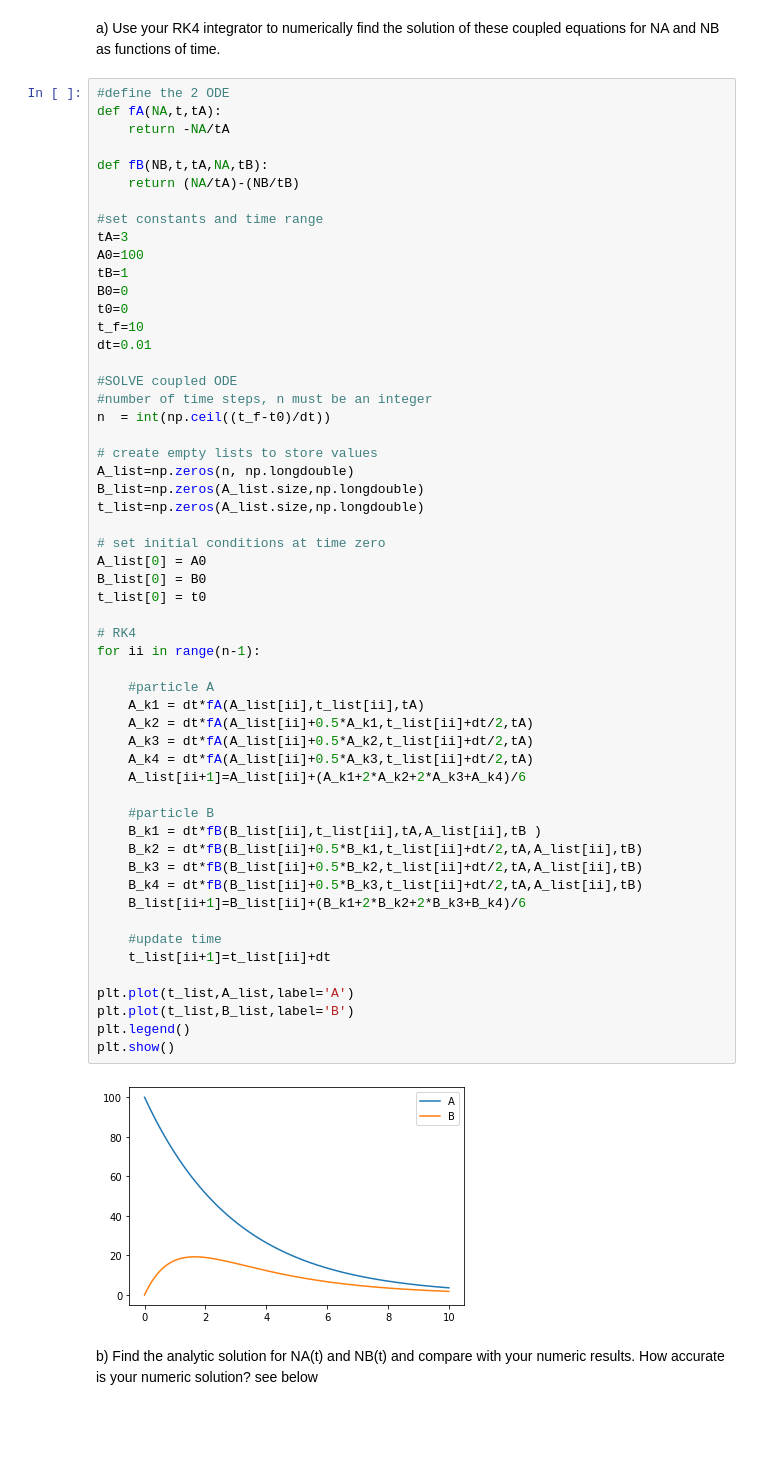
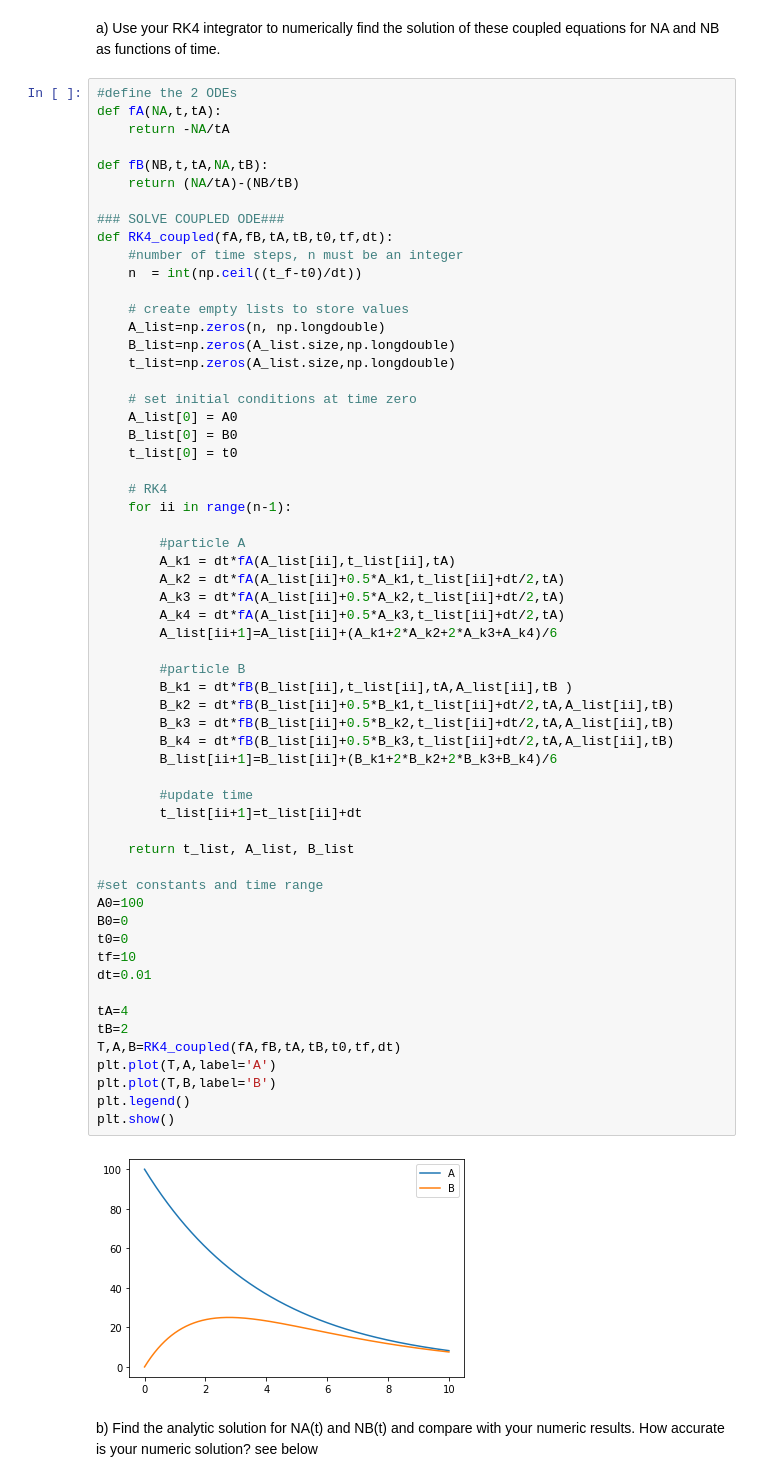
Before and after one commit to Tim-L-Zhao/Lectures, a Jupyter notebook: HW1.ipynb, the cells around one changed output. Drawn from its saved outputs; the diff is of its cells as text; blank space fills up the shorter version.

```diff
--- a/HW1.ipynb
+++ b/HW1.ipynb
@@ -200,62 +229,66 @@ where τA and τB are the decay time constants for each type of nucleus.
 # %% [markdown]
 a) Use your RK4 integrator to numerically find the solution of these coupled equations for NA and NB as functions of time.
 # %%
-#define the 2 ODE
+#define the 2 ODEs
 def fA(NA,t,tA):
     return -NA/tA
 
 def fB(NB,t,tA,NA,tB):
     return (NA/tA)-(NB/tB)
 
+### SOLVE COUPLED ODE###
+def RK4_coupled(fA,fB,tA,tB,t0,tf,dt):
+    #number of time steps, n must be an integer
+    n  = int(np.ceil((t_f-t0)/dt))
+
+    # create empty lists to store values
+    A_list=np.zeros(n, np.longdouble)
+    B_list=np.zeros(A_list.size,np.longdouble)
+    t_list=np.zeros(A_list.size,np.longdouble)
+
+    # set initial conditions at time zero
+    A_list[0] = A0
+    B_list[0] = B0
+    t_list[0] = t0
+
+    # RK4
+    for ii in range(n-1):
+
+        #particle A
+        A_k1 = dt*fA(A_list[ii],t_list[ii],tA)
+        A_k2 = dt*fA(A_list[ii]+0.5*A_k1,t_list[ii]+dt/2,tA)
+        A_k3 = dt*fA(A_list[ii]+0.5*A_k2,t_list[ii]+dt/2,tA)
+        A_k4 = dt*fA(A_list[ii]+0.5*A_k3,t_list[ii]+dt/2,tA)
+        A_list[ii+1]=A_list[ii]+(A_k1+2*A_k2+2*A_k3+A_k4)/6
+
+        #particle B
+        B_k1 = dt*fB(B_list[ii],t_list[ii],tA,A_list[ii],tB )
+        B_k2 = dt*fB(B_list[ii]+0.5*B_k1,t_list[ii]+dt/2,tA,A_list[ii],tB)
+        B_k3 = dt*fB(B_list[ii]+0.5*B_k2,t_list[ii]+dt/2,tA,A_list[ii],tB)
+        B_k4 = dt*fB(B_list[ii]+0.5*B_k3,t_list[ii]+dt/2,tA,A_list[ii],tB)
+        B_list[ii+1]=B_list[ii]+(B_k1+2*B_k2+2*B_k3+B_k4)/6
+
+        #update time
+        t_list[ii+1]=t_list[ii]+dt
+
+    return t_list, A_list, B_list
+
 #set constants and time range
-tA=3
 A0=100
-tB=1
 B0=0
 t0=0
-t_f=10
+tf=10
 dt=0.01
 
-#SOLVE coupled ODE
-#number of time steps, n must be an integer
-n  = int(np.ceil((t_f-t0)/dt))
-
-# create empty lists to store values
-A_list=np.zeros(n, np.longdouble)
-B_list=np.zeros(A_list.size,np.longdouble)
-t_list=np.zeros(A_list.size,np.longdouble)
-
-# set initial conditions at time zero
-A_list[0] = A0
-B_list[0] = B0
-t_list[0] = t0
-
-# RK4
-for ii in range(n-1):
-
-    #particle A
-    A_k1 = dt*fA(A_list[ii],t_list[ii],tA)
-    A_k2 = dt*fA(A_list[ii]+0.5*A_k1,t_list[ii]+dt/2,tA)
-    A_k3 = dt*fA(A_list[ii]+0.5*A_k2,t_list[ii]+dt/2,tA)
-    A_k4 = dt*fA(A_list[ii]+0.5*A_k3,t_list[ii]+dt/2,tA)
-    A_list[ii+1]=A_list[ii]+(A_k1+2*A_k2+2*A_k3+A_k4)/6
-
-    #particle B
-    B_k1 = dt*fB(B_list[ii],t_list[ii],tA,A_list[ii],tB )
-    B_k2 = dt*fB(B_list[ii]+0.5*B_k1,t_list[ii]+dt/2,tA,A_list[ii],tB)
-    B_k3 = dt*fB(B_list[ii]+0.5*B_k2,t_list[ii]+dt/2,tA,A_list[ii],tB)
-    B_k4 = dt*fB(B_list[ii]+0.5*B_k3,t_list[ii]+dt/2,tA,A_list[ii],tB)
-    B_list[ii+1]=B_list[ii]+(B_k1+2*B_k2+2*B_k3+B_k4)/6
-
-    #update time
-    t_list[ii+1]=t_list[ii]+dt
-
-plt.plot(t_list,A_list,label='A')
-plt.plot(t_list,B_list,label='B')
+tA=4
+tB=2
+T,A,B=RK4_coupled(fA,fB,tA,tB,t0,tf,dt)
+plt.plot(T,A,label='A')
+plt.plot(T,B,label='B')
 plt.legend()
 plt.show()
 # %% [output]
-[figure, old version]
+[figure, new version]
 # %% [markdown]
 b) Find the analytic solution for NA(t) and NB(t) and compare with your numeric results. How accurate is your numeric solution?
 see below
```
Also changed, not shown: parts of 20 cells of this notebook.
